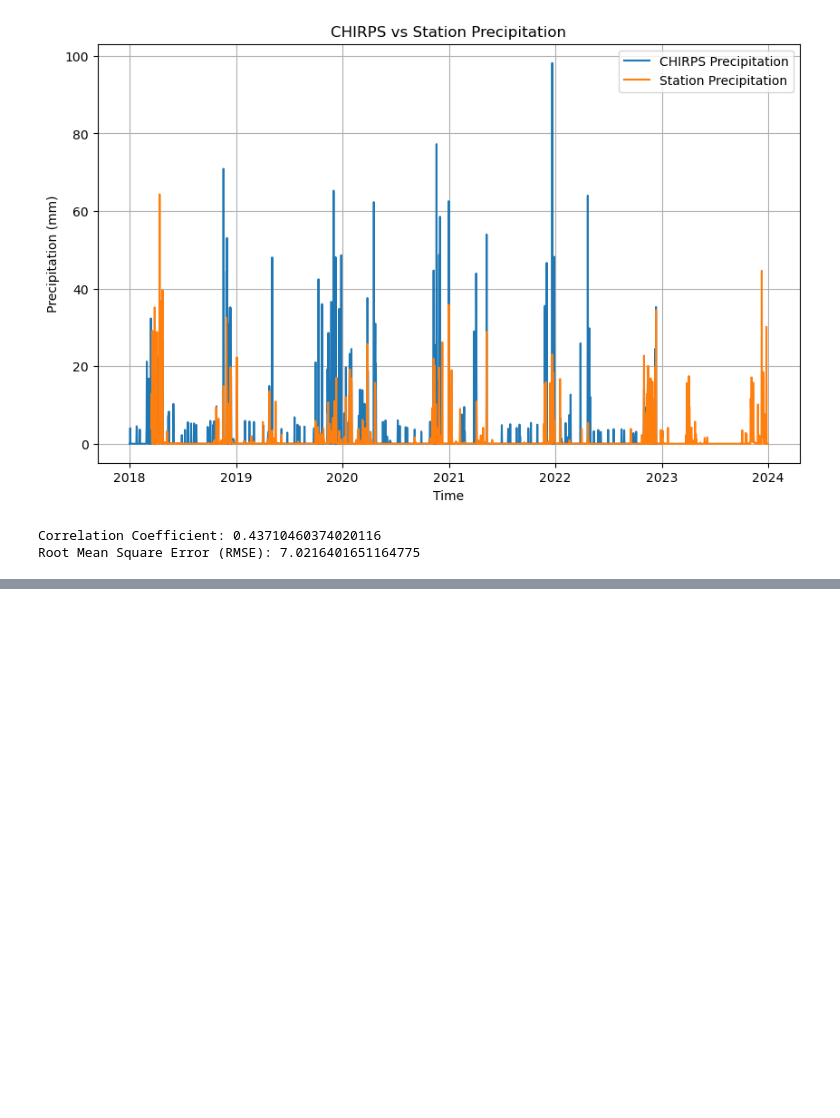
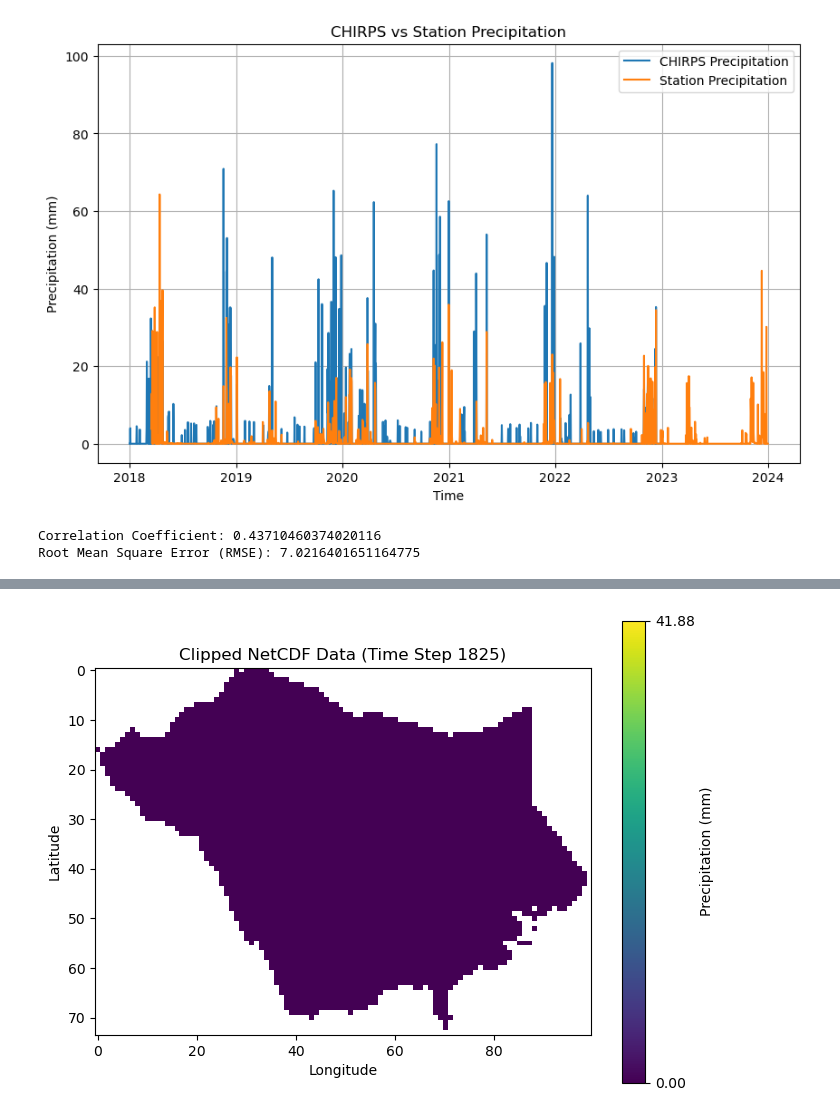
Before and after one commit to pjdebruijn2505/Git_mdp, a Jupyter notebook: data_processing/data_processing_Satellite.ipynb, the cells around one changed output, grey strips where cells are left out. Saved outputs shown, nothing was run; the diff lists cells and outputs as text; code cells hidden in the pictures; blank space fills up the shorter version.

```diff
--- a/data_processing/data_processing_Satellite.ipynb
+++ b/data_processing/data_processing_Satellite.ipynb
@@ -309,0 +330,6 @@ Root Mean Square Error (RMSE): 7.0216401651164775
+# %%
+chirps_file['time']
+start_date = '2023-10-01'
+end_date = '2023-12-31'
+
+chirps_OND_23 = chirps.sel(time = slice(start_date, end_date))
@@ -309,0 +472,23 @@ Root Mean Square Error (RMSE): 7.0216401651164775
+# %%
+def update_2(frame):
+    plt.clf()  # Clear the current figure to update with the next frame
+    plt.imshow(clipped_data[frame], vmin=overall_min, vmax=percentile_90)
+    plt.colorbar(label='Precipitation (mm)', ticks=[overall_min, percentile_90])  # Add colorbar with fixed scale
+    plt.xlabel('Longitude')
+    plt.ylabel('Latitude')
+    plt.title(f'Clipped NetCDF Data (Time Step {frame})')
+    # plt.grid(True)
+
+# Create a figure and axis for the animation
+fig, ax = plt.subplots(figsize=(8, 6))
+
+# Create the animation for selected frames
+animation = FuncAnimation(fig, update, frames=len(clipped_data), interval=100)
+
+# Save the animation as a GIF
+animation.save('selected_data_animation.gif', writer='pillow')  # Use 'imagemagick' if 'pillow' does not work
+
+# Show the animation (optional)
+plt.show()
+# %% [output]
+[figure, added]
```
Also changed, not shown: parts of 11 cells of this notebook, 1 other file.
